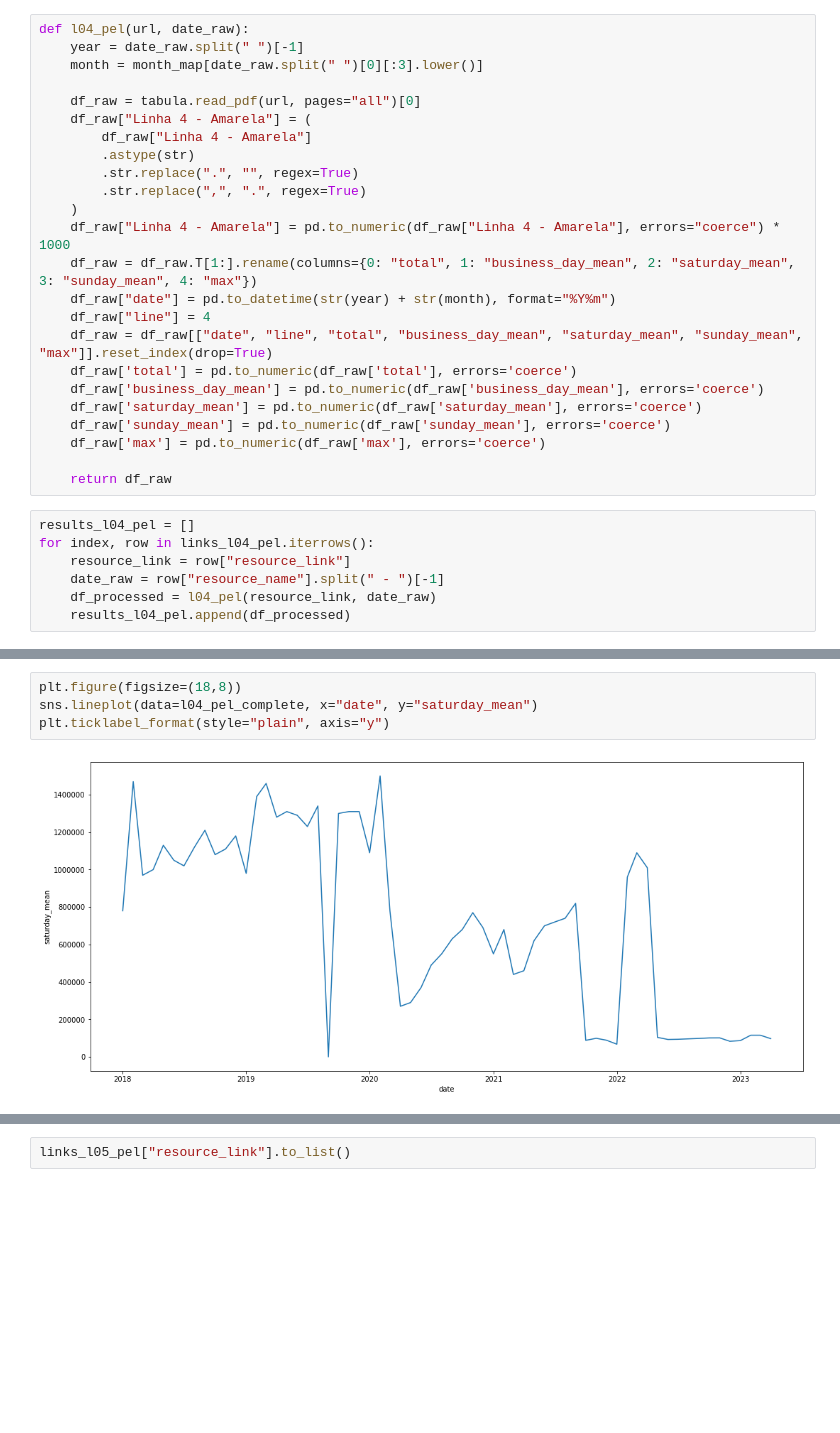
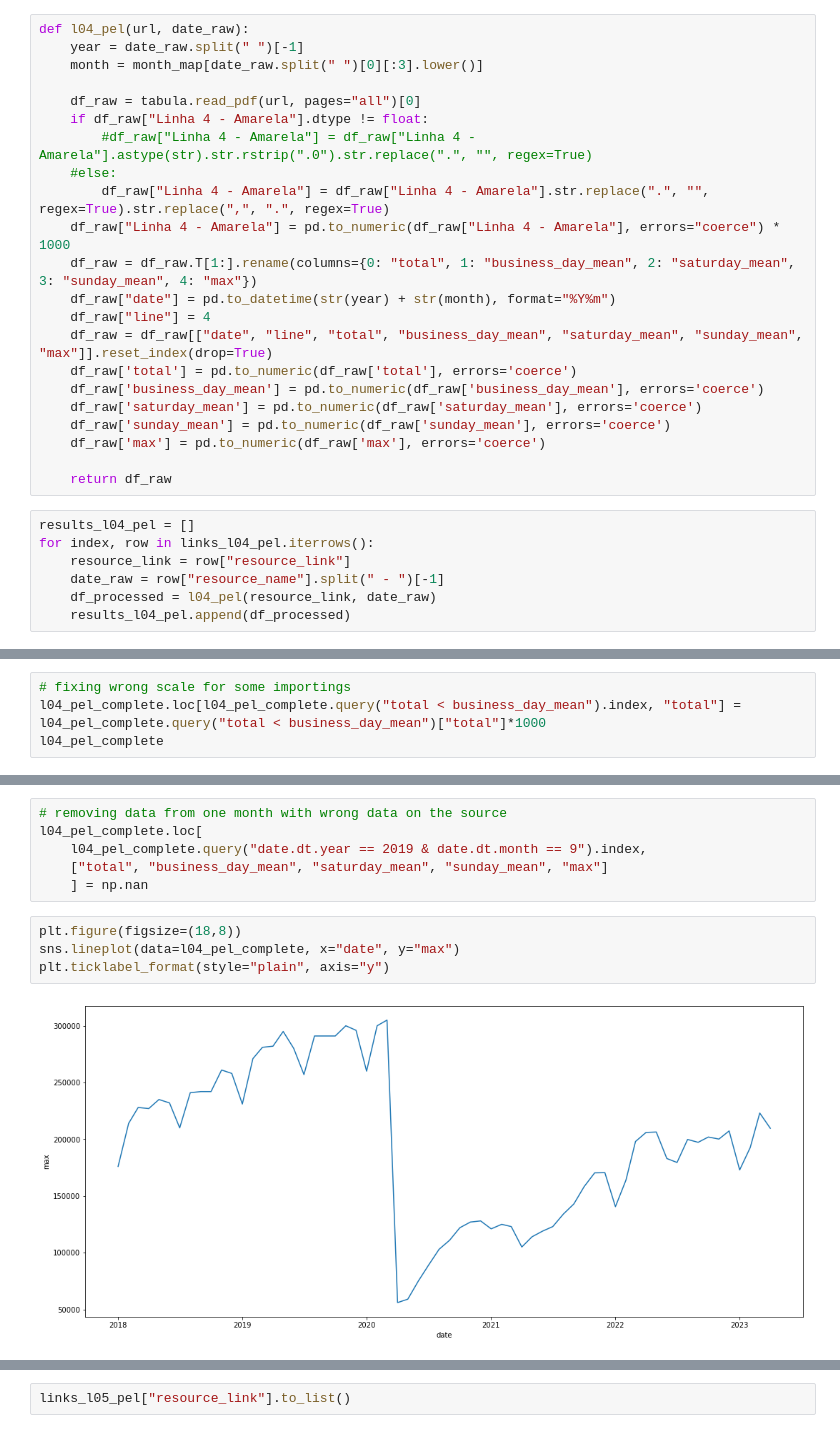
Before and after one commit to OmdenaAI/sao-paulo-chapter-passenger-demand, a Jupyter notebook: src/tasks/task_1_data_collection_preprocessing/etl_private_pel.ipynb, the cells around one changed output, grey strips where cells are left out. Saved outputs shown, nothing was run; the diff lists cells and outputs as text; blank space fills up the shorter version.

```diff
--- a/src/tasks/task_1_data_collection_preprocessing/etl_private_pel.ipynb
+++ b/src/tasks/task_1_data_collection_preprocessing/etl_private_pel.ipynb
@@ -54,12 +55,10 @@ def l04_pel(url, date_raw):
     month = month_map[date_raw.split(" ")[0][:3].lower()]
 
     df_raw = tabula.read_pdf(url, pages="all")[0]
-    df_raw["Linha 4 - Amarela"] = (
-        df_raw["Linha 4 - Amarela"]
-        .astype(str)
-        .str.replace(".", "", regex=True)
-        .str.replace(",", ".", regex=True)
-    )
+    if df_raw["Linha 4 - Amarela"].dtype != float:
+        #df_raw["Linha 4 - Amarela"] = df_raw["Linha 4 - Amarela"].astype(str).str.rstrip(".0").str.replace(".", "", regex=True)
+    #else:
+        df_raw["Linha 4 - Amarela"] = df_raw["Linha 4 - Amarela"].str.replace(".", "", regex=True).str.replace(",", ".", regex=True)
     df_raw["Linha 4 - Amarela"] = pd.to_numeric(df_raw["Linha 4 - Amarela"], errors="coerce") * 1000
     df_raw = df_raw.T[1:].rename(columns={0: "total", 1: "business_day_mean", 2: "saturday_mean", 3: "sunday_mean", 4: "max"})
     df_raw["date"] = pd.to_datetime(str(year) + str(month), format="%Y%m")
@@ -96,3 +95,7 @@ l04_pel_complete
 | 1 | 2023-03-01 | 4 | 6399570.0 | 198020.0 | 115690.0 | 64550.0 | 223080.0 |
 | 0 | 2023-04-01 | 4 | 5498990.0 | 199440.0 | 97330.0 | 56510.0 | 209630.0 |
 64 rows × 7 columns
+# %%
+# fixing wrong scale for some importings
+l04_pel_complete.loc[l04_pel_complete.query("total < business_day_mean").index, "total"] = l04_pel_complete.query("total < business_day_mean")["total"]*1000
+l04_pel_complete
@@ -99,6 +116,12 @@ l04_pel_complete
+# %%
+# removing data from one month with wrong data on the source
+l04_pel_complete.loc[
+    l04_pel_complete.query("date.dt.year == 2019 & date.dt.month == 9").index,
+    ["total", "business_day_mean", "saturday_mean", "sunday_mean", "max"]
+    ] = np.nan
 # %%
 plt.figure(figsize=(18,8))
-sns.lineplot(data=l04_pel_complete, x="date", y="saturday_mean")
+sns.lineplot(data=l04_pel_complete, x="date", y="max")
 plt.ticklabel_format(style="plain", axis="y")
 # %% [output]
-[figure, old version]
+[figure, new version]
```
Also changed, not shown: parts of 14 cells of this notebook, 2 other files.
